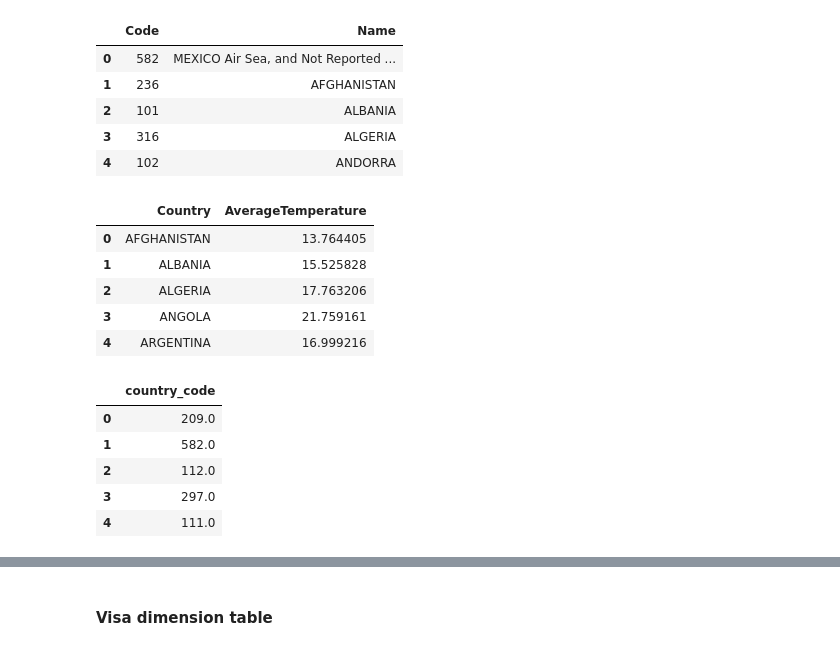
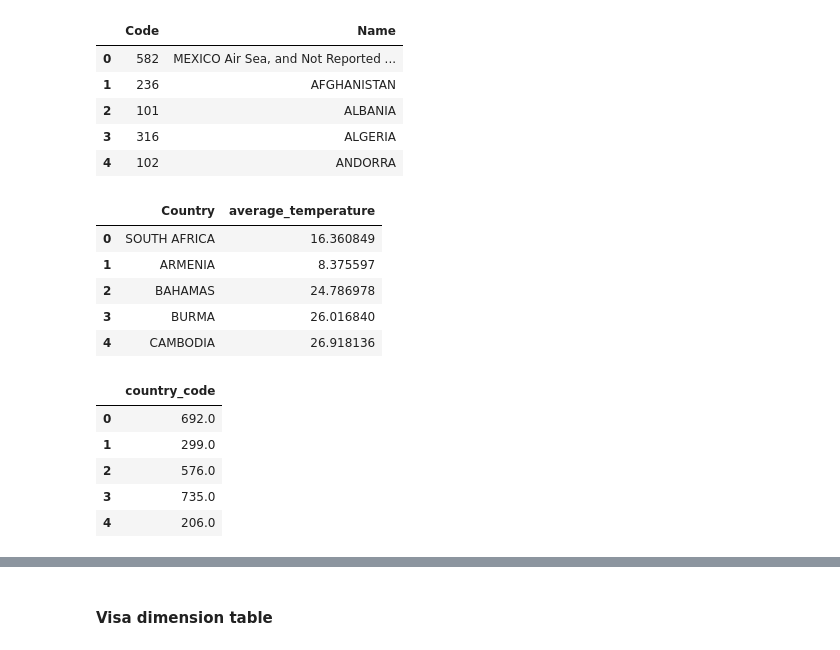
Before and after one commit to JcFreya/UD-DE-proj6-Capstone-Project, a Jupyter notebook: capstone-project.ipynb, the cells around one changed output, grey strips where cells are left out. Saved outputs shown, nothing was run; the diff lists cells and outputs as text; code cells hidden in the pictures.

```diff
--- a/capstone-project.ipynb
+++ b/capstone-project.ipynb
@@ -320,5 +313,0 @@ memory usage: 459.2+ MB
-# %%
-# check the range of the dt column
-df_temperature['dt']=pd.to_datetime(df_temperature['dt'], format="%Y/%m/%d")
-display(min(df_temperature['dt']))
-display(max(df_temperature['dt']))
@@ -327,0 +314,3 @@ Timestamp('2013-09-01 00:00:00')
+# %%
+# convert dt column type to string
+df_temperature = df_temperature.withColumn("dt",col("dt").cast(StringType()))
@@ -345,4 +333,0 @@ dtype: float64
-# %%
-# fill missing data with average of the group (country, dt)
-df_temperature['AverageTemperature'] = df_temperature.groupby(['Country','dt']).transform(lambda x: x.fillna(x.mean()))
-df_temperature['AverageTemperatureUncertainty'] = df_temperature.groupby(['Country','dt']).transform(lambda x: x.fillna(x.mean()))
@@ -389,0 +334,3 @@ df_temperature_2013_ctry_month.head()
+# %%
+# drop missing values and duplicates
+df_temperature_dropped = clean_data.clean_temperature_data(df_temperature)
@@ -559,25 +483,24 @@ country_cd.head()
 | 4 | 102 | ANDORRA |
 # %%
 # aggregate the temperature data
-agg_temp = df_temperature_dropped.groupby('Country')[['AverageTemperature']].mean().reset_index()
-agg_temp['Country'] = agg_temp['Country'].str.upper()
+agg_temp = df_temperature_dropped.select(['Country', 'AverageTemperature']).groupby('Country').avg()
+agg_temp = agg_temp.withColumnRenamed('avg(AverageTemperature)', 'average_temperature').toPandas()
 agg_temp.head()
 # %% [output]
-|  | Country | AverageTemperature |
-| 0 | AFGHANISTAN | 13.764405 |
-| 1 | ALBANIA | 15.525828 |
-| 2 | ALGERIA | 17.763206 |
-| 3 | ANGOLA | 21.759161 |
-| 4 | ARGENTINA | 16.999216 |
+|  | Country | average_temperature |
+| 0 | SOUTH AFRICA | 16.360849 |
+| 1 | ARMENIA | 8.375597 |
+| 2 | BAHAMAS | 24.786978 |
+| 3 | BURMA | 26.016840 |
+| 4 | CAMBODIA | 26.918136 |
 # %%
 # extract the i94res column
-df_country_dim = df_immigration_dropped[['i94res']].drop_duplicates()
-df_country_dim.columns = ['country_code']
-df_country_dim.head()
+df_country_dim = df_immigration_dropped.select(['i94res']).distinct().withColumnRenamed('i94res', 'country_code')
+df_country_dim.limit(5).toPandas()
 # %% [output]
 |  | country_code |
-| 0 | 209.0 |
-| 1 | 582.0 |
-| 2 | 112.0 |
-| 3 | 297.0 |
-| 4 | 111.0 |
+| 0 | 692.0 |
+| 1 | 299.0 |
+| 2 | 576.0 |
+| 3 | 735.0 |
+| 4 | 206.0 |
```
Also changed, not shown: parts of 83 cells of this notebook, 10 other files.
